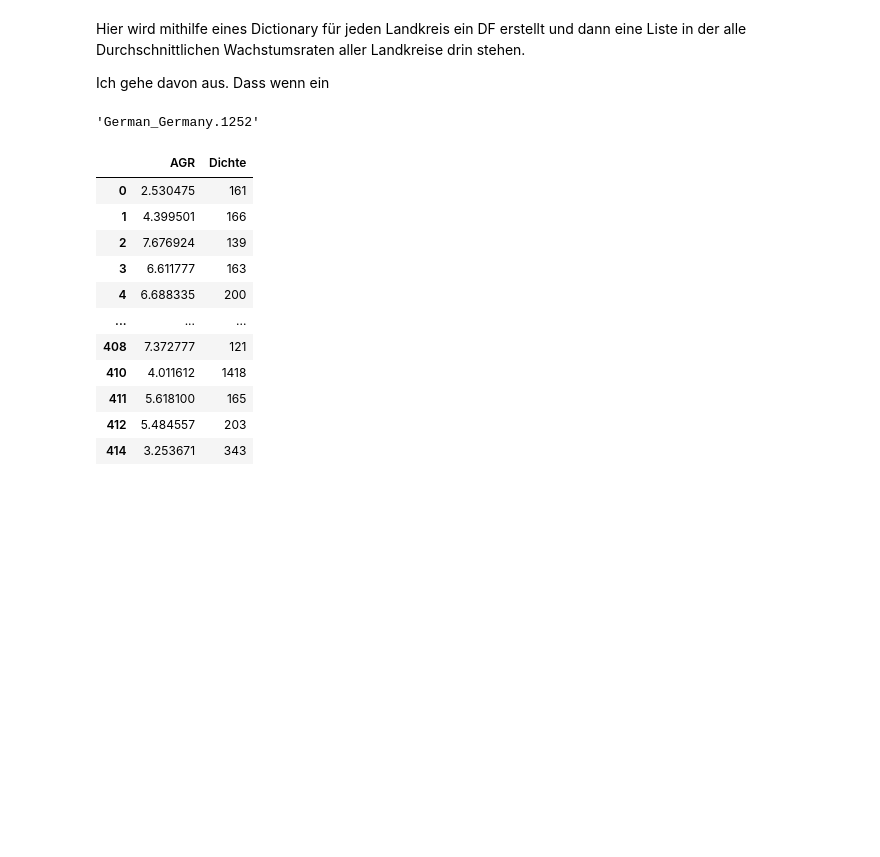
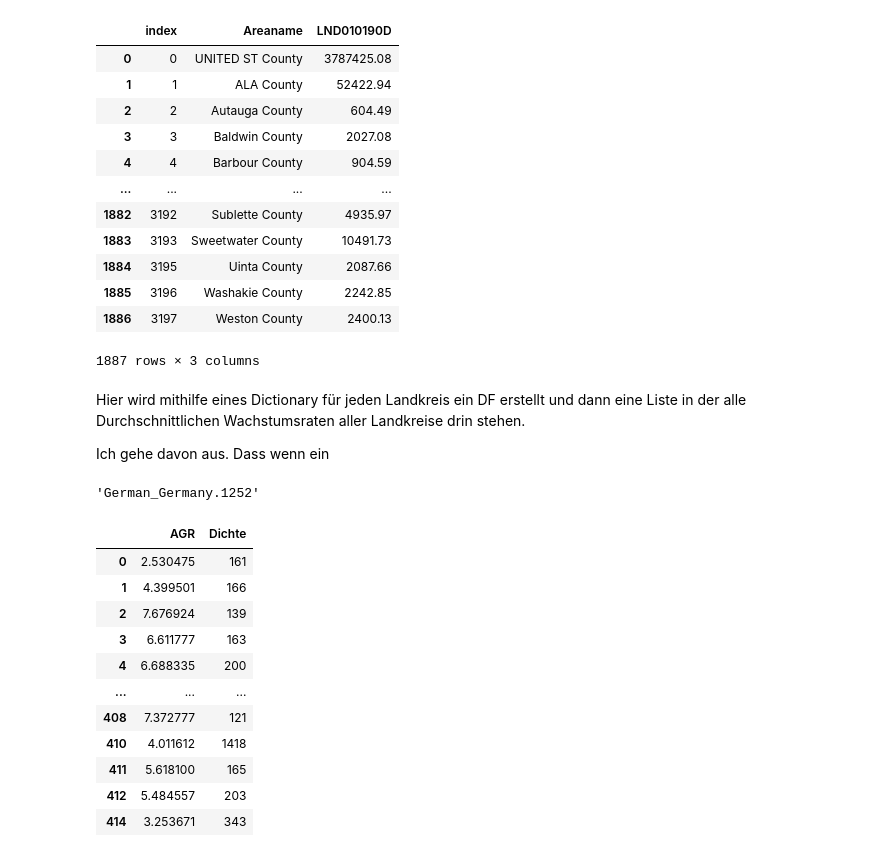
Before and after one commit to Jubo30/Data-Science-Project, a Jupyter notebook: Data_Science_Preprocessing.ipynb, the cells around one changed output. Drawn from its saved outputs; the diff is of its cells as text; code cells hidden in the pictures; blank space fills up the shorter version.

```diff
--- a/Data_Science_Preprocessing.ipynb
+++ b/Data_Science_Preprocessing.ipynb
@@ -108,0 +138,23 @@ countyAC['kumcases'] = countyAC['dailycases'].cumsum()
+# %%
+areacounty = pd.read_excel('LND01.xls')
+areacounty = areacounty[['Areaname','LND010190D']]
+areacounty['Areaname'] = areacounty['Areaname'].str[:-4]
+areacounty['Areaname'] = areacounty['Areaname'] + ' County'
+areacounty = areacounty.drop_duplicates(subset =["Areaname"])
+areacounty = areacounty.reset_index()
+#areacounty = areacounty.rename(columns={'LND010190D':'Area'})
+areacounty
+# %% [output]
+|  | index | Areaname | LND010190D |
+| 0 | 0 | UNITED ST County | 3787425.08 |
+| 1 | 1 | ALA County | 52422.94 |
+| 2 | 2 | Autauga County | 604.49 |
+| 3 | 3 | Baldwin County | 2027.08 |
+| 4 | 4 | Barbour County | 904.59 |
+| ... | ... | ... | ... |
+| 1882 | 3192 | Sublette County | 4935.97 |
+| 1883 | 3193 | Sweetwater County | 10491.73 |
+| 1884 | 3195 | Uinta County | 2087.66 |
+| 1885 | 3196 | Washakie County | 2242.85 |
+| 1886 | 3197 | Weston County | 2400.13 |
+1887 rows × 3 columns
```
Also changed, not shown: parts of 6 cells of this notebook, 1 other file.
